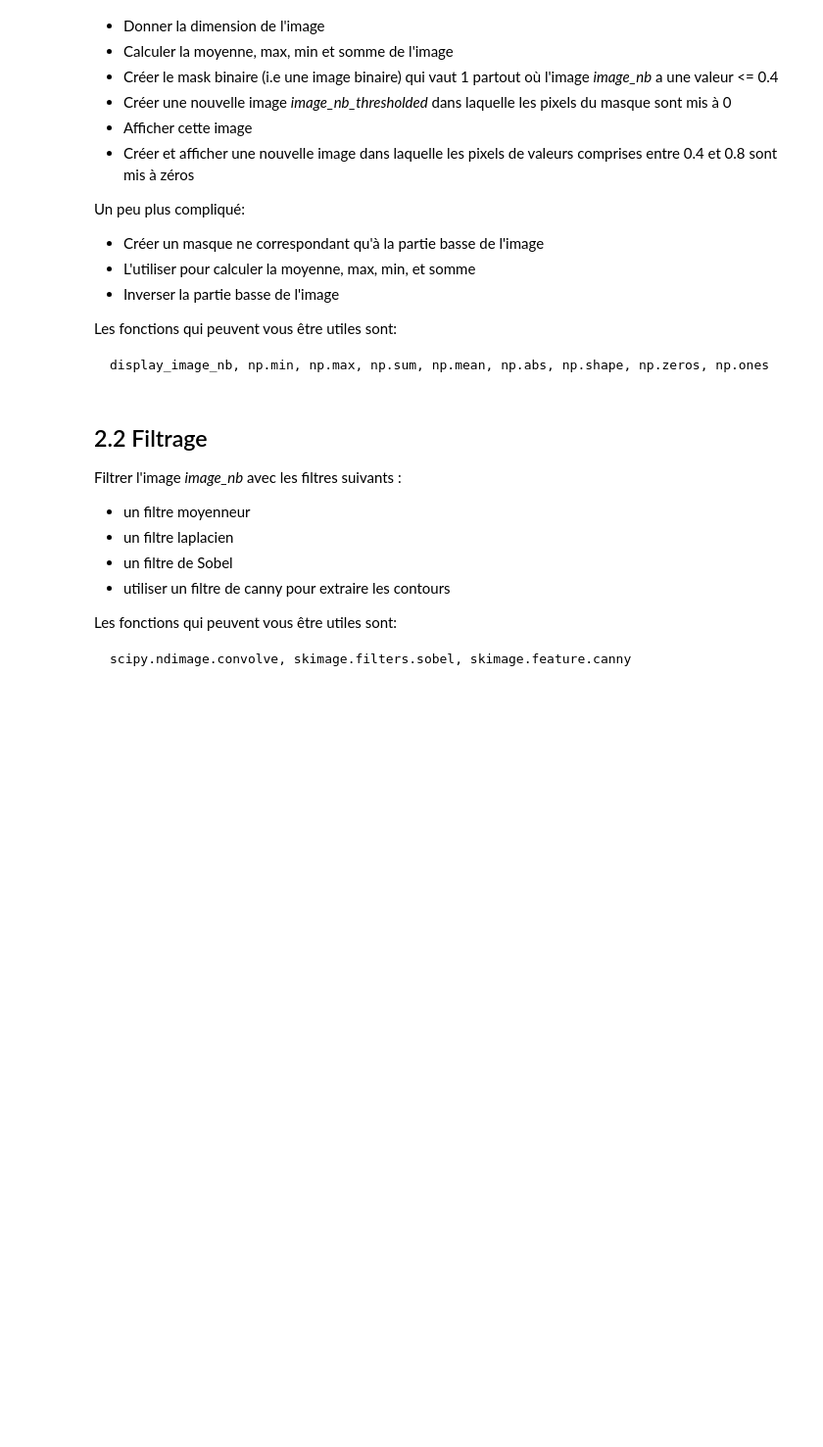
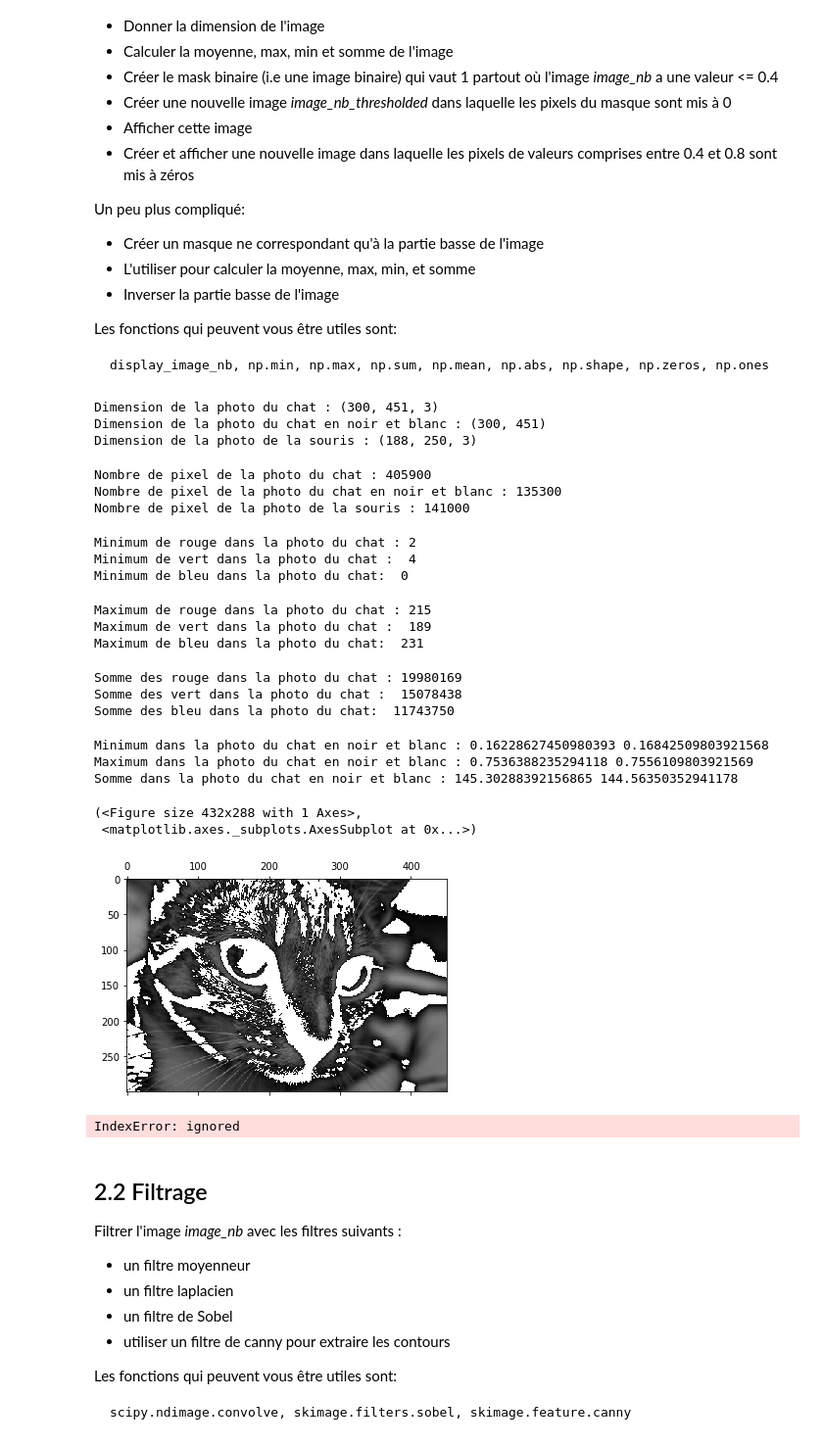
Before and after one commit to MaikoLeblanc98/tp1_vision, a Jupyter notebook: tp1_red_ball_detection.ipynb, the cells around one changed output. Shown at 98% size. Drawn from its saved outputs; the diff is of its cells as text; code cells hidden in the pictures; blank space fills up the shorter version.

```diff
--- a/tp1_red_ball_detection.ipynb
+++ b/tp1_red_ball_detection.ipynb
@@ -177,6 +205,70 @@ Un peu plus compliqué:
 Les fonctions qui peuvent vous être utiles sont:
 
     display_image_nb, np.min, np.max, np.sum, np.mean, np.abs, np.shape, np.zeros, np.ones
+# %%
+print('Dimension de la photo du chat :',image.shape)
+print('Dimension de la photo du chat en noir et blanc :', image_nb.shape)
+print('Dimension de la photo de la souris :', souris.shape)
+# %% [output]
+Dimension de la photo du chat : (300, 451, 3)
+Dimension de la photo du chat en noir et blanc : (300, 451)
+Dimension de la photo de la souris : (188, 250, 3)
+# %%
+print('Nombre de pixel de la photo du chat :',image.size)
+print('Nombre de pixel de la photo du chat en noir et blanc :', image_nb.size)
+print('Nombre de pixel de la photo de la souris :', souris.size)
+# %% [output]
+Nombre de pixel de la photo du chat : 405900
+Nombre de pixel de la photo du chat en noir et blanc : 135300
+Nombre de pixel de la photo de la souris : 141000
+# %%
+print('Minimum de rouge dans la photo du chat :', image[:,:,0].min(),
+      '\nMinimum de vert dans la photo du chat : ', image[:,:,1].min(),
+      '\nMinimum de bleu dans la photo du chat: ', image[:,:,2].min() )
+# %% [output]
+Minimum de rouge dans la photo du chat : 2
+Minimum de vert dans la photo du chat :  4
+Minimum de bleu dans la photo du chat:  0
+# %%
+print('Maximum de rouge dans la photo du chat :', image[:,:,0].max(),
+      '\nMaximum de vert dans la photo du chat : ', image[:,:,1].max(),
+      '\nMaximum de bleu dans la photo du chat: ', image[:,:,2].max() )
+# %% [output]
+Maximum de rouge dans la photo du chat : 215
+Maximum de vert dans la photo du chat :  189
+Maximum de bleu dans la photo du chat:  231
+# %%
+print('Somme des rouge dans la photo du chat :', image[:,:,0].sum(),
+      '\nSomme des vert dans la photo du chat : ', image[:,:,1].sum(),
+      '\nSomme des bleu dans la photo du chat: ', image[:,:,2].sum() )
+# %% [output]
+Somme des rouge dans la photo du chat : 19980169
+Somme des vert dans la photo du chat :  15078438
+Somme des bleu dans la photo du chat:  11743750
+# %%
+print('Minimum dans la photo du chat en noir et blanc :', image_nb[:,0].min(), image_nb[:,1].min())
+print('Maximum dans la photo du chat en noir et blanc :', image_nb[:,0].max(), image_nb[:,1].max())
+print('Somme dans la photo du chat en noir et blanc :', image_nb[:,0].sum(), image_nb[:,1].sum())
+# %% [output]
+Minimum dans la photo du chat en noir et blanc : 0.16228627450980393 0.16842509803921568
+Maximum dans la photo du chat en noir et blanc : 0.7536388235294118 0.7556109803921569
+Somme dans la photo du chat en noir et blanc : 145.30288392156865 144.56350352941178
+# %%
+image_nb[image_nb < 0.4] = 1
+display_image_nb(image_nb)
+# %% [output]
+(<Figure size 432x288 with 1 Axes>,
+ <matplotlib.axes._subplots.AxesSubplot at 0x...>)
+[figure, added]
+# %%
+
+size = (300,451)
+image_nb_thresholded = np.array(size)
+mask = image_nb < 0.4
+image_nb_thresholded[mask] = 0
+display_image_nb(image_nb_thresholded)
+# %% [output]
+IndexError: ignored
 # %% [markdown]
 ## 2.2 Filtrage
 
```
Also changed, not shown: parts of 11 cells of this notebook.
